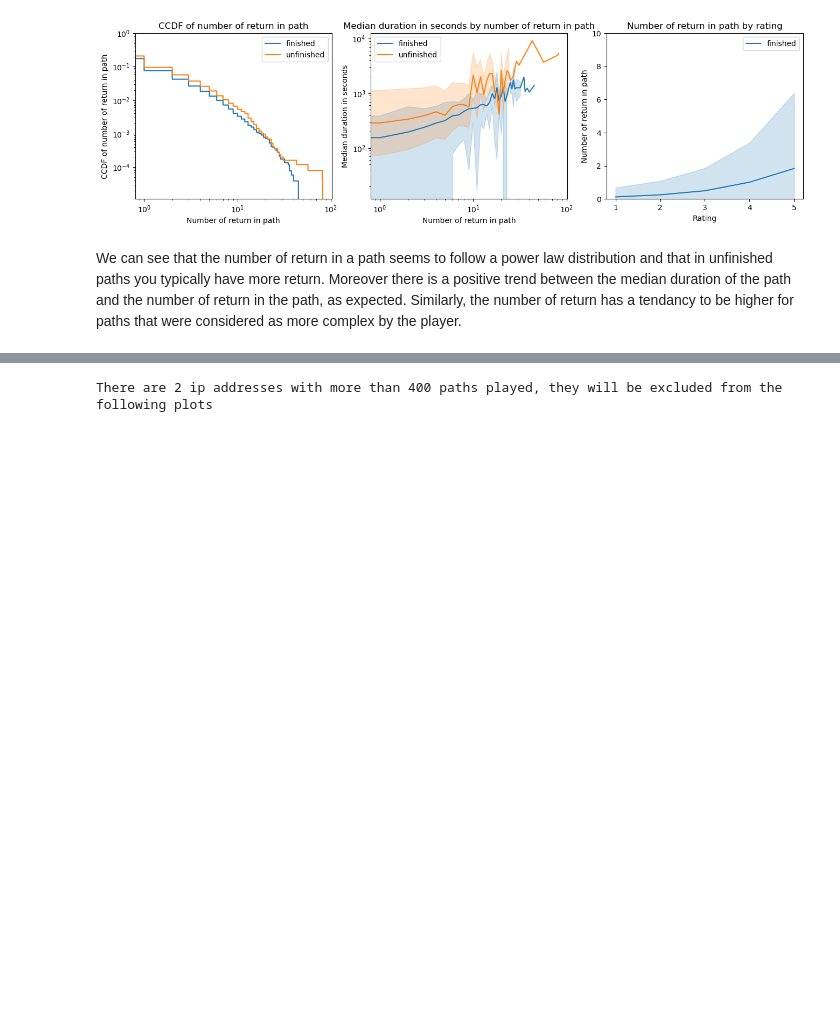
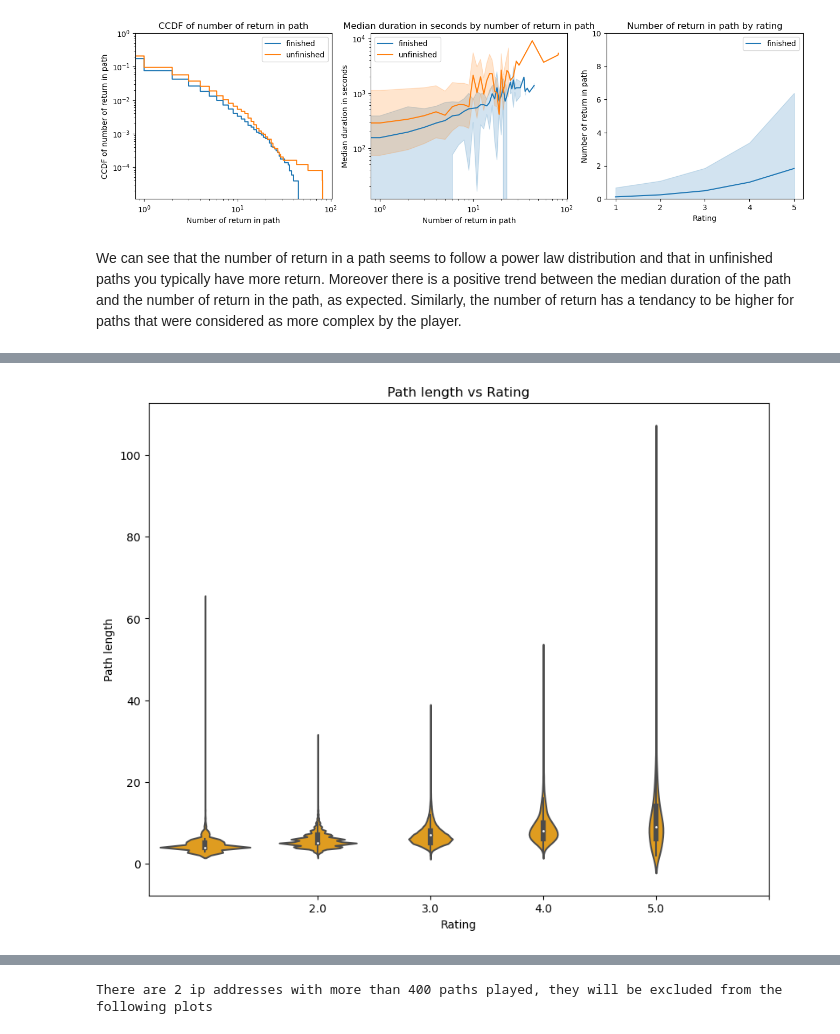
Before and after one commit to epfl-ada/ada-2023-project-adamants, a Jupyter notebook: metrics.ipynb, the cells around one changed output, grey strips where cells are left out. Drawn from its saved outputs; the diff is of its cells as text; code cells hidden in the pictures; blank space fills up the shorter version.

```diff
--- a/metrics.ipynb
+++ b/metrics.ipynb
@@ -112,0 +129,90 @@ We can see that the number of return in a path seems to follow a power law distr
+# %%
+# runtime = ~2min30sec
+paths_finished = pd.read_csv(PATHS_FINISHED, sep='\t', header=None, names=['hashedIpAddress', 'timestamp', 'durationInSec', 'path', 'rating'], encoding='utf-8', skiprows=16).copy(deep=True)
+paths_finished["timestamp"] = pd.to_datetime(paths_finished["timestamp"], unit='s')
+paths_unfinished= pd.read_csv(PATHS_UNFINISHED, sep='\t', header=None, names=['hashedIpAddress', 'timestamp', 'durationInSec', 'path', 'target', 'type'], encoding='utf-8', skiprows=17).copy(deep=True)
+paths_unfinished["timestamp"] = pd.to_datetime(paths_unfinished["timestamp"], unit='s')
+
+paths_finished_copy = paths_finished.copy(deep=True)
+paths_unfinished_copy = paths_unfinished.copy(deep=True)
+pd.options.mode.chained_assignment = None  # to remove warning
+
+# Delete datapoints from 'paths_unfinished_copy' if 'target' isn't part of article list from 'articles' dataframe
+print("1) Removing mistakes from target column...")
+paths_unfinished_copy = paths_unfinished_copy[
+    paths_unfinished_copy["target"].isin(articles["article name"])
+]
+
+# Removing back clicks (<) and splitting paths
+print("2) Removing back clicks and splitting paths...")
+for i in tqdm(range(len(paths_finished_copy)), file=sys.stdout):
+    paths_finished_copy["path"].iloc[i] = paths_finished_copy["path"].iloc[i].split(";")
+    for item in paths_finished_copy["path"].iloc[i].copy():
+        if item == "<":
+            paths_finished_copy["path"].iloc[i].remove(item)
+
+
+## Comparing optimal path length between finished and unfinished
+
+
+# function computing optimal path length
+def mean_optimal_path_length(paths, finished, shortest_path_distance_matrix):
+    mean = np.zeros((len(paths), 1))
+    for i in tqdm(range(len(mean)), file=sys.stdout):
+        if finished == True:
+            start_article = paths["path"][i][0]
+            end_article = paths["path"][i][-1]
+        else:
+            start_article = paths["path"].iloc[i].split(";")[0]
+            end_article = paths["target"].iloc[i]
+        start_index = articles[articles["article name"] == start_article].index[0]
+        end_index = articles[articles["article name"] == end_article].index[0]
+        if shortest_path_distance_matrix[start_index][end_index] == "_":
+            mean[i] = -1  # removes 'long peper' error !!!
+        else:
+            mean[i] = shortest_path_distance_matrix[start_index][end_index]
+    return mean.mean()
+
+
+print("3) Computing optimal finished path length...")
+mean_finished_optimal_path_length = mean_optimal_path_length(
+    paths_finished_copy, True, shortest_path_distance_matrix
+)  # change to only take unique path datapoints !!!
+print(
+    "Mean optimal path length for finished games:",
+    "%.2f" % mean_finished_optimal_path_length,
+)
+
+print("4) Computing optimal unfinished path length...")
+mean_unfinished_optimal_path_length = mean_optimal_path_length(
+    paths_unfinished_copy, False, shortest_path_distance_matrix
+)
+print(
+    "Mean optimal path length for unfinished games:",
+    "%.2f" % mean_unfinished_optimal_path_length,
+)
+print(
+    "A longer optimal path length might cause more restarts and timouts, this is a metric we can further explore!"
+)
+
+# Exploring possible correlation between rating and finished path length
+print("5) Plotting rating and finished path length...")
+paths_finished_copy_woNan = paths_finished_copy.dropna(
+    subset=["rating"]
+)  # Remove nans from the 'rating' columns
+paths_finished_copy_woNan = paths_finished_copy_woNan[
+    paths_finished_copy_woNan["path"].apply(lambda x: len(x) <= 200)
+]  # Remove aberrant path length value
+
+
+fig, ax = plt.subplots(figsize=(10,8))
+sns.violinplot(x=paths_finished_copy_woNan['rating'],
+               y=paths_finished_copy_woNan['path'].apply(lambda x: len(x)),
+               ax=ax, color = 'orange')
+
+ax.set_ylabel('Path length')
+ax.set_xlabel('Rating')
+ax.set_xticks(ticks=[1,2,3,4,5])
+plt.title('Path length vs Rating')
+plt.show()
+# %% [output]
@@ -112,0 +227 @@ We can see that the number of return in a path seems to follow a power law distr
+[figure, added]
```
Also changed, not shown: parts of 50 cells of this notebook.
